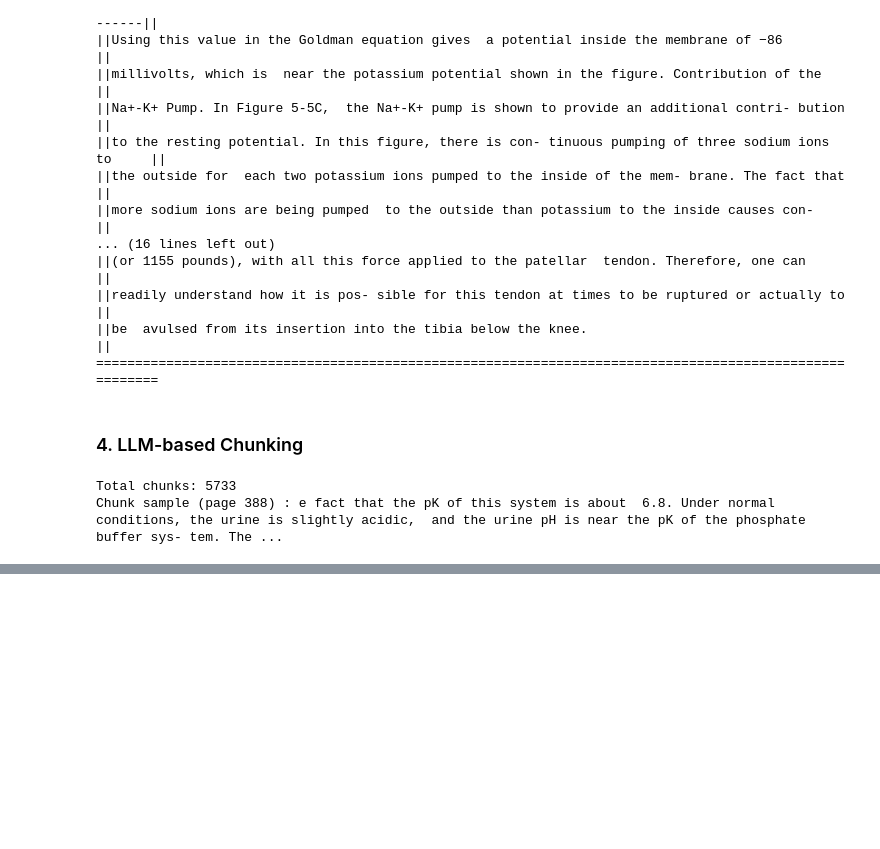
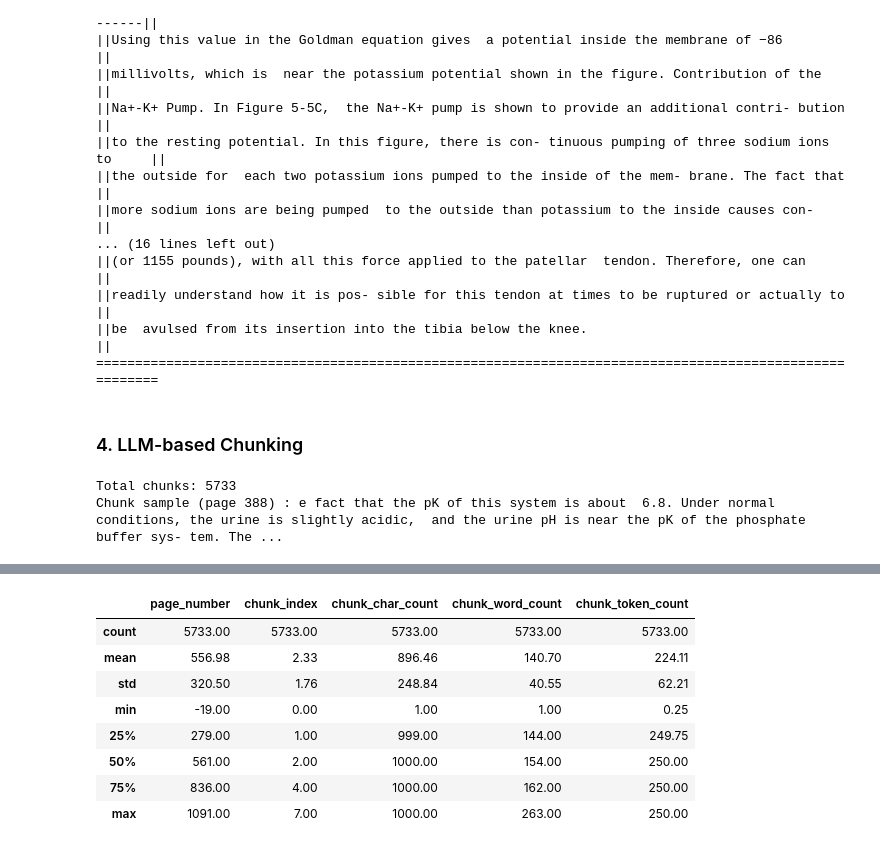
Before and after one commit to DhiaElhak-Ezzeddini/PhysioMind, a Jupyter notebook: Document_Processing.ipynb, the cells around one changed output, grey strips where cells are left out. Cells and saved outputs as stored; diff of their text form; code cells hidden in the pictures; blank space fills up the shorter version.

```diff
--- a/Document_Processing.ipynb
+++ b/Document_Processing.ipynb
@@ -560,0 +567,13 @@ Chunk sample (page 388) : e fact that the pK of this system is about  6.8. Under
+# %%
+df = pd.DataFrame(llm_chunked_pages)
+df.describe().round(2)
+# %% [output]
+|  | page_number | chunk_index | chunk_char_count | chunk_word_count | chunk_token_count |
+| count | 5733.00 | 5733.00 | 5733.00 | 5733.00 | 5733.00 |
+| mean | 556.98 | 2.33 | 896.46 | 140.70 | 224.11 |
+| std | 320.50 | 1.76 | 248.84 | 40.55 | 62.21 |
+| min | -19.00 | 0.00 | 1.00 | 1.00 | 0.25 |
+| 25% | 279.00 | 1.00 | 999.00 | 144.00 | 249.75 |
+| 50% | 561.00 | 2.00 | 1000.00 | 154.00 | 250.00 |
+| 75% | 836.00 | 4.00 | 1000.00 | 162.00 | 250.00 |
+| max | 1091.00 | 7.00 | 1000.00 | 263.00 | 250.00 |
```
Also changed, not shown: parts of 9 cells of this notebook.
